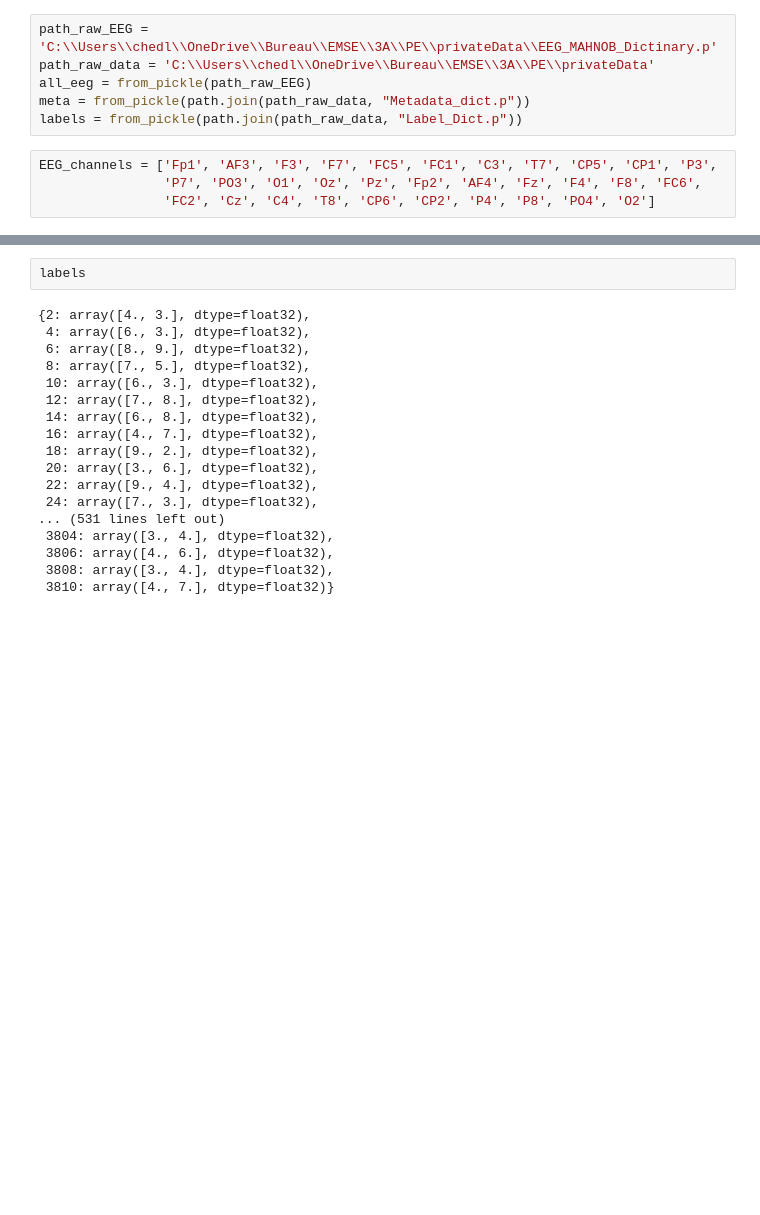
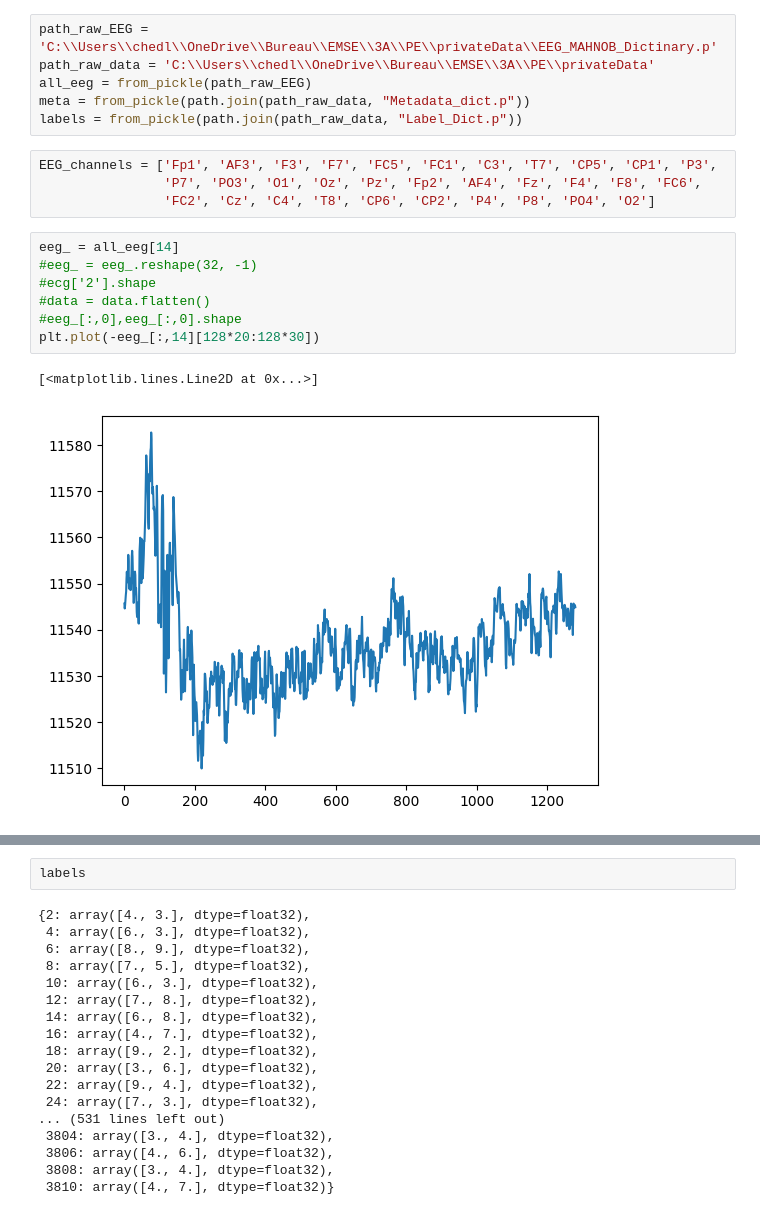
Before and after one commit to Chedly25/PE, a Jupyter notebook: notebook/createFiles.ipynb, the cells around one changed output, grey strips where cells are left out. Drawn from its saved outputs; the diff is of its cells as text; blank space fills up the shorter version.

```diff
--- a/notebook/createFiles.ipynb
+++ b/notebook/createFiles.ipynb
@@ -29,3 +29,13 @@ labels = from_pickle(path.join(path_raw_data, "Label_Dict.p"))
 EEG_channels = ['Fp1', 'AF3', 'F3', 'F7', 'FC5', 'FC1', 'C3', 'T7', 'CP5', 'CP1', 'P3',
                 'P7', 'PO3', 'O1', 'Oz', 'Pz', 'Fp2', 'AF4', 'Fz', 'F4', 'F8', 'FC6',
                 'FC2', 'Cz', 'C4', 'T8', 'CP6', 'CP2', 'P4', 'P8', 'PO4', 'O2']
+# %%
+eeg_ = all_eeg[14]
+#eeg_ = eeg_.reshape(32, -1)
+#ecg['2'].shape
+#data = data.flatten()
+#eeg_[:,0],eeg_[:,0].shape
+plt.plot(-eeg_[:,14][128*20:128*30])
+# %% [output]
+[<matplotlib.lines.Line2D at 0x...>]
+[figure, added]
```
Also changed, not shown: parts of 14 cells of this notebook, 5 other files.
